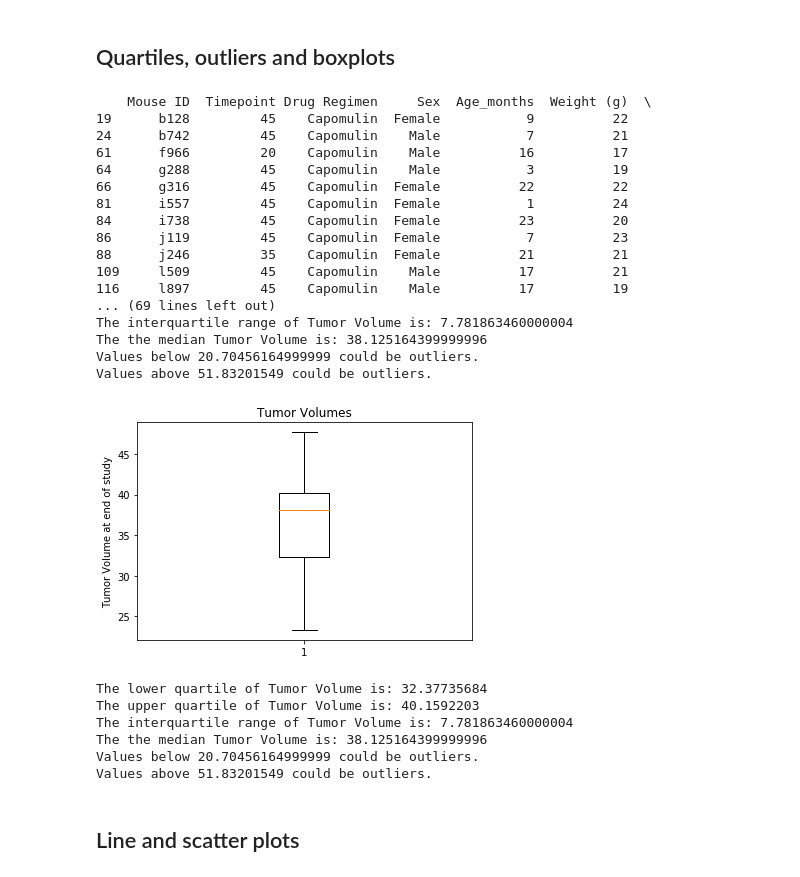
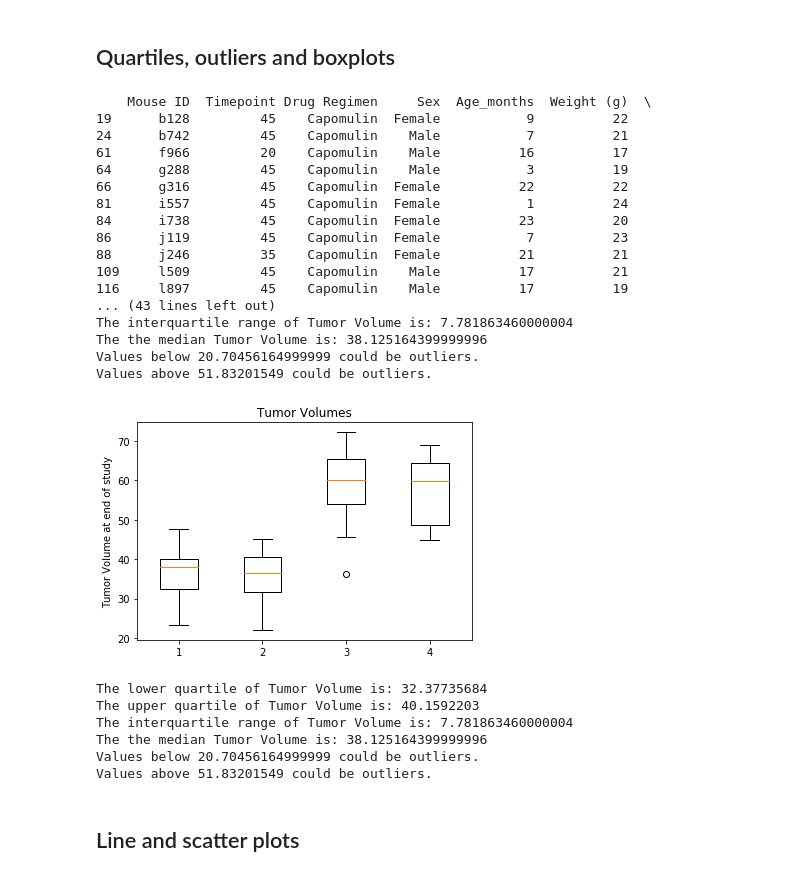
Before and after one commit to Phillippoole2000/Phillippoole2000Pymaceuticals, a Jupyter notebook: Phillippoole2000Pymaceuticals.ipynb, the cells around one changed output. Saved outputs shown, nothing was run; the diff lists cells and outputs as text; code cells hidden in the pictures.

Commit message:
Add files via upload
Expanded to four drugs in the box diagram

```diff
--- a/Phillippoole2000Pymaceuticals.ipynb
+++ b/Phillippoole2000Pymaceuticals.ipynb
@@ -202,11 +202,40 @@ combined_max_df = combined_mice_group_max_df[['Mouse ID','Timepoint']].merge(com
 
 #Filter for Drug Choice for stats (Need 4 total)
 #XXXXXXXX
+#Capomulin
 rows_capomulin_all_df = combined_max_df.loc[combined_max_df["Drug Regimen"]== "Capomulin"]
 print(rows_capomulin_all_df)
 
 tumor_vol_capomulin_df = rows_capomulin_all_df["Tumor Volume (mm3)"]
-print(tumor_vol_capomulin_df)
+#print(tumor_vol_capomulin_df)
+
+#Ramicane
+rows_ramicane_all_df = combined_max_df.loc[combined_max_df["Drug Regimen"]== "Ramicane"]
+#print(rows_ramicane_all_df)
+
+tumor_vol_ramicane_df = rows_ramicane_all_df["Tumor Volume (mm3)"]
+#print(tumor_vol_ramicane_df)
+
+#infubinol
+rows_infubinol_all_df = combined_max_df.loc[combined_max_df["Drug Regimen"]== "Infubinol"]
+#print(rows_infubinol_all_df)
+
+tumor_vol_infubinol_df = rows_infubinol_all_df["Tumor Volume (mm3)"]
+#print(tumor_vol_infubinol_df)
+
+#Ceftamin
+rows_ceftamin_all_df = combined_max_df.loc[combined_max_df["Drug Regimen"]== "Ceftamin"]
+#print(rows_ceftamin_all_df)
+
+tumor_vol_ceftamin_df = rows_ceftamin_all_df["Tumor Volume (mm3)"]
+#print(tumor_vol_ceftamin_df)
+
+
+
+
+
+
+
 
 
 # If the data is in a dataframe, we use pandas to give quartile calculations
@@ -226,7 +255,7 @@ print(f"Values below {lower_bound} could be outliers.")
 print(f"Values above {upper_bound} could be outliers.")
 
 
-Do 3 additional drugs
+#Do 3 additional drugs
  ###
 
 
@@ -245,7 +274,7 @@ Do 3 additional drugs
 88      j246         35    Capomulin  Female          21          21
 109     l509         45    Capomulin    Male          17          21
 116     l897         45    Capomulin    Male          17          19
-... (69 lines left out)
+... (43 lines left out)
 The interquartile range of Tumor Volume is: 7.781863460000004
 The the median Tumor Volume is: 38.125164399999996
 Values below 20.70456164999999 could be outliers.
@@ -253,30 +282,38 @@ Values above 51.83201549 could be outliers.
 # %%
 # Generate a box plot of the final tumor volume of each mouse across four regimens of interest
 
-tumors = tumor_vol_capomulin_df
+capomulin_tumors = tumor_vol_capomulin_df
+ramicane_tumors = tumor_vol_ramicane_df
+infubinol_tumors = tumor_vol_infubinol_df
+ceftamin_tumors = tumor_vol_ceftamin_df
+
+
 
 fig1, ax1 = plt.subplots()
 ax1.set_title('Tumor Volumes')
 ax1.set_ylabel('Tumor Volume at end of study')
-ax1.boxplot(tumors)
+ax1.boxplot([capomulin_tumors,
+            ramicane_tumors ,
+             infubinol_tumors ,
+             ceftamin_tumors])
 plt.show()
 
 quartiles = tumor_vol_capomulin_df.quantile([.25,.5,.75])
 lowerq = quartiles[0.25]
 upperq = quartiles[0.75]
 iqr = upperq-lowerq
 
 print(f"The lower quartile of Tumor Volume is: {lowerq}")
 print(f"The upper quartile of Tumor Volume is: {upperq}")
 print(f"The interquartile range of Tumor Volume is: {iqr}")
 print(f"The the median Tumor Volume is: {quartiles[0.5]} ")
 
 lower_bound = lowerq - (1.5*iqr)
 upper_bound = upperq + (1.5*iqr)
 print(f"Values below {lower_bound} could be outliers.")
 print(f"Values above {upper_bound} could be outliers.")
 # %% [output]
-[figure, old version]
+[figure, new version]
 The lower quartile of Tumor Volume is: 32.37735684
 The upper quartile of Tumor Volume is: 40.1592203
 The interquartile range of Tumor Volume is: 7.781863460000004
```
Also changed, not shown: parts of 3 cells of this notebook.
